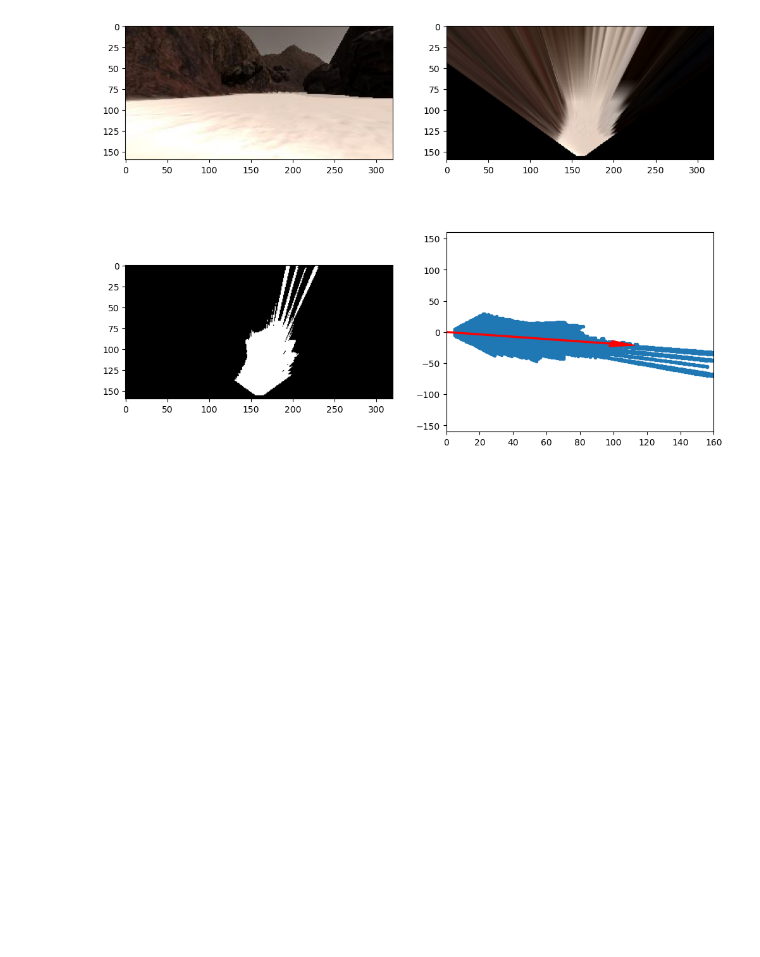
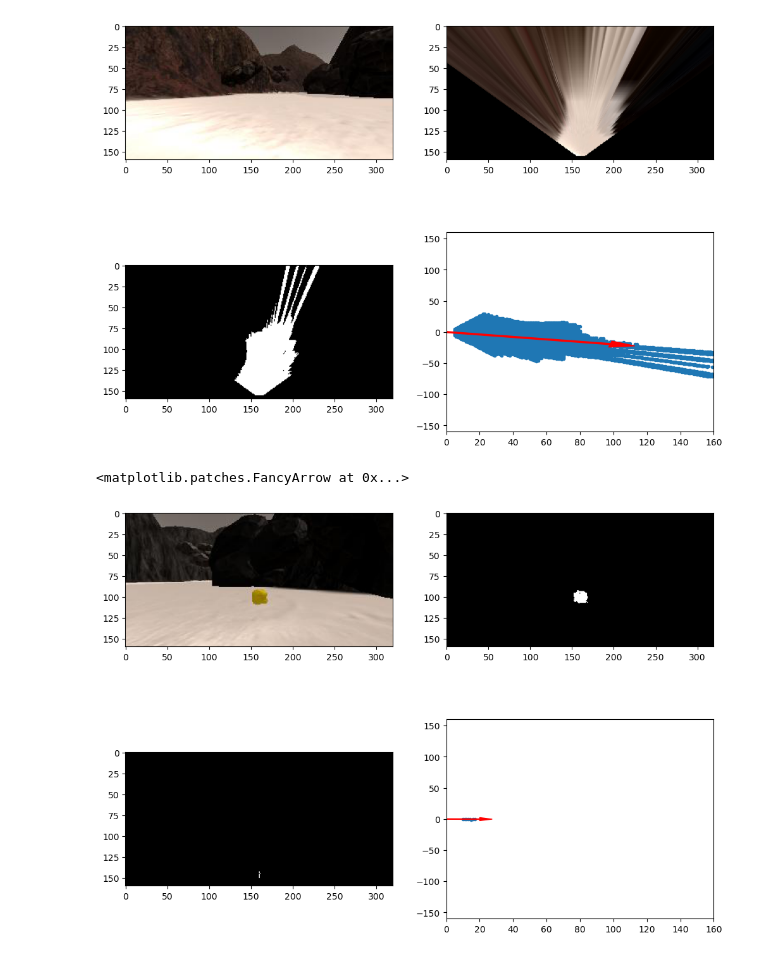
Before and after one commit to engRana404/Mars-Search-Robot, a Jupyter notebook: NoteBook.ipynb, the cells around one changed output. Cells and saved outputs as stored; diff of their text form; code cells hidden in the pictures; blank space fills up the shorter version.

```diff
--- a/NoteBook.ipynb
+++ b/NoteBook.ipynb
@@ -225,3 +257,35 @@ plt.arrow(0, 0, x_arrow, y_arrow, color='red', zorder=2, head_width=10, width=2)
 # %% [output]
 <matplotlib.patches.FancyArrow at 0x...>
 [figure]
+# %%
+rocks = perspect_transform(find_rock(rock_img), src, dst)
+rxpix, rypix = rover_coords(rocks)
+_, rock_angles = to_polar_coords(rxpix, rypix)
+mean_dir = np.mean(rock_angles)
+# %%
+# Do some plotting
+fig = plt.figure(figsize=(12,9))
+
+plt.subplot(221)
+plt.imshow(rock_img)
+
+plt.subplot(222)
+plt.imshow(find_rock(rock_img), cmap='gray')
+
+plt.subplot(223)
+plt.imshow(rocks, cmap='gray')
+
+plt.subplot(224)
+plt.plot(rxpix, rypix, '.')
+
+plt.ylim(-160, 160)
+plt.xlim(0, 160)
+
+arrow_length = 20
+x_arrow = arrow_length * np.cos(mean_dir)
+y_arrow = arrow_length * np.sin(mean_dir)
+
+plt.arrow(0, 0, x_arrow, y_arrow, color='red', zorder=2, head_width=5, width=1)
+# %% [output]
+<matplotlib.patches.FancyArrow at 0x...>
+[figure, added]
```
Also changed, not shown: parts of 7 cells of this notebook.
